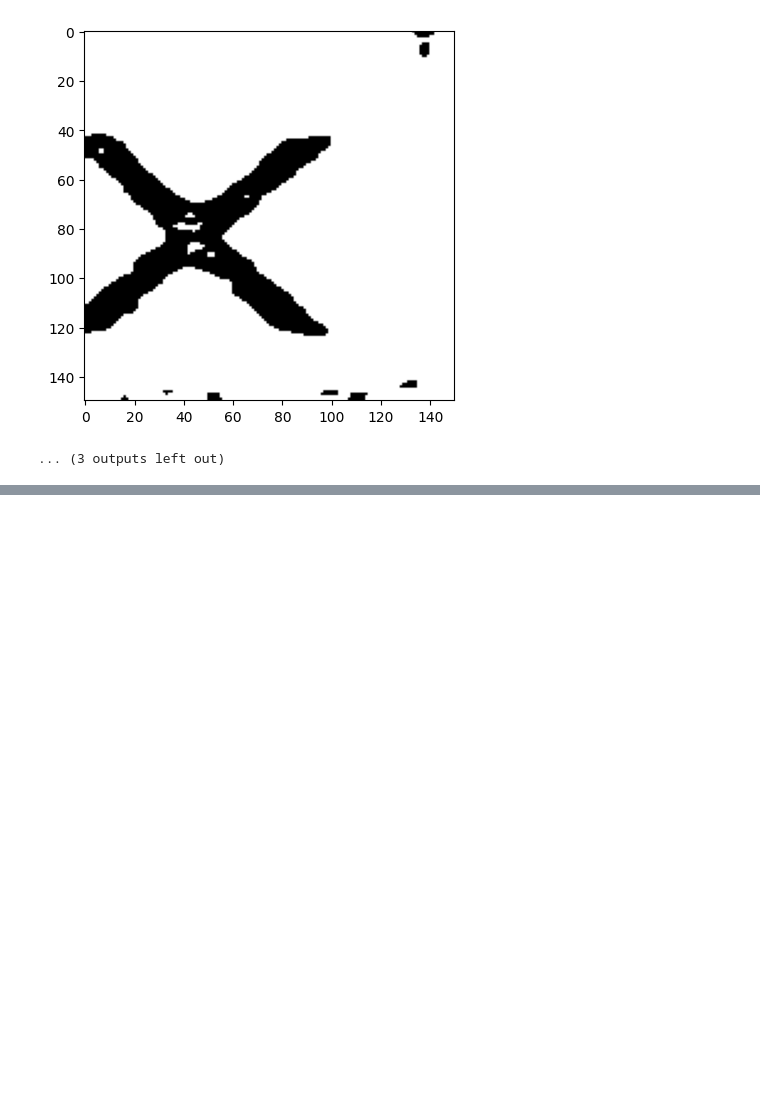
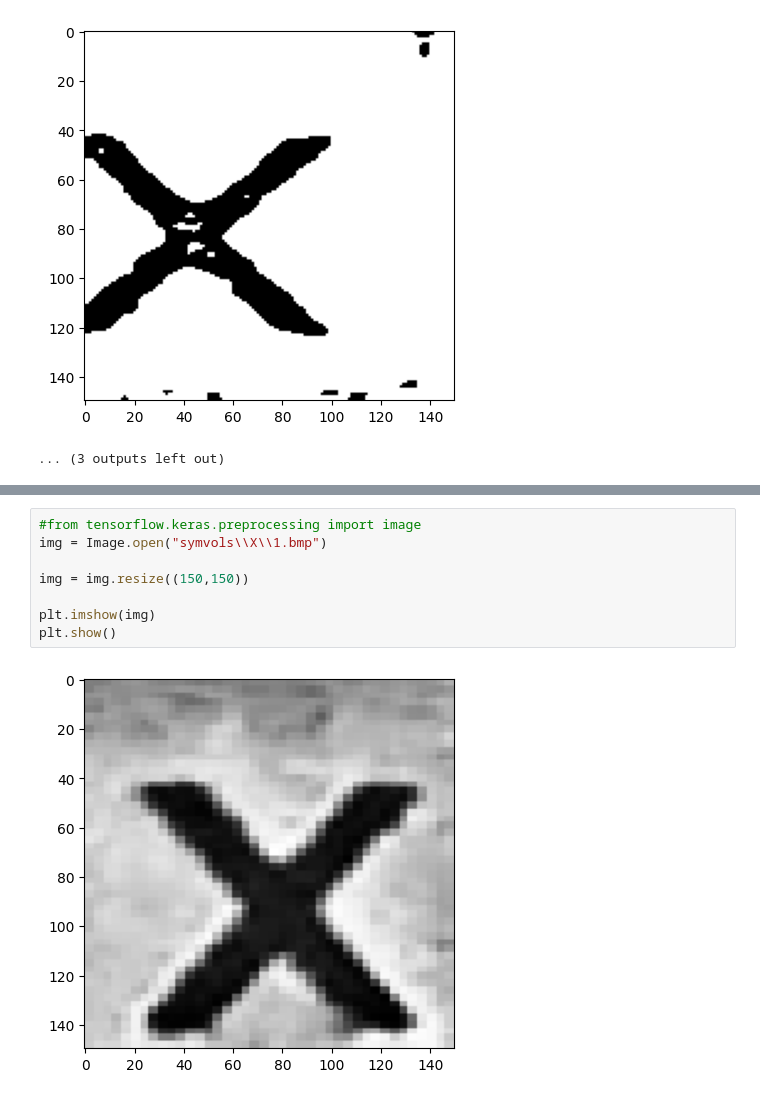
Before and after one commit to kopch02/semestr6, a Jupyter notebook: ML/semestrov/main.ipynb, the cells around one changed output, grey strips where cells are left out. Drawn from its saved outputs; the diff is of its cells as text; blank space fills up the shorter version.

```diff
--- a/ML/semestrov/main.ipynb
+++ b/ML/semestrov/main.ipynb
@@ -277,0 +288,10 @@ plt.imshow(img)
+# %%
+#from tensorflow.keras.preprocessing import image
+img = Image.open("symvols\\X\\1.bmp")
+
+img = img.resize((150,150))
+
+plt.imshow(img)
+plt.show()
+# %% [output]
+[figure, added]
```
Also changed, not shown: parts of 2 cells of this notebook.
